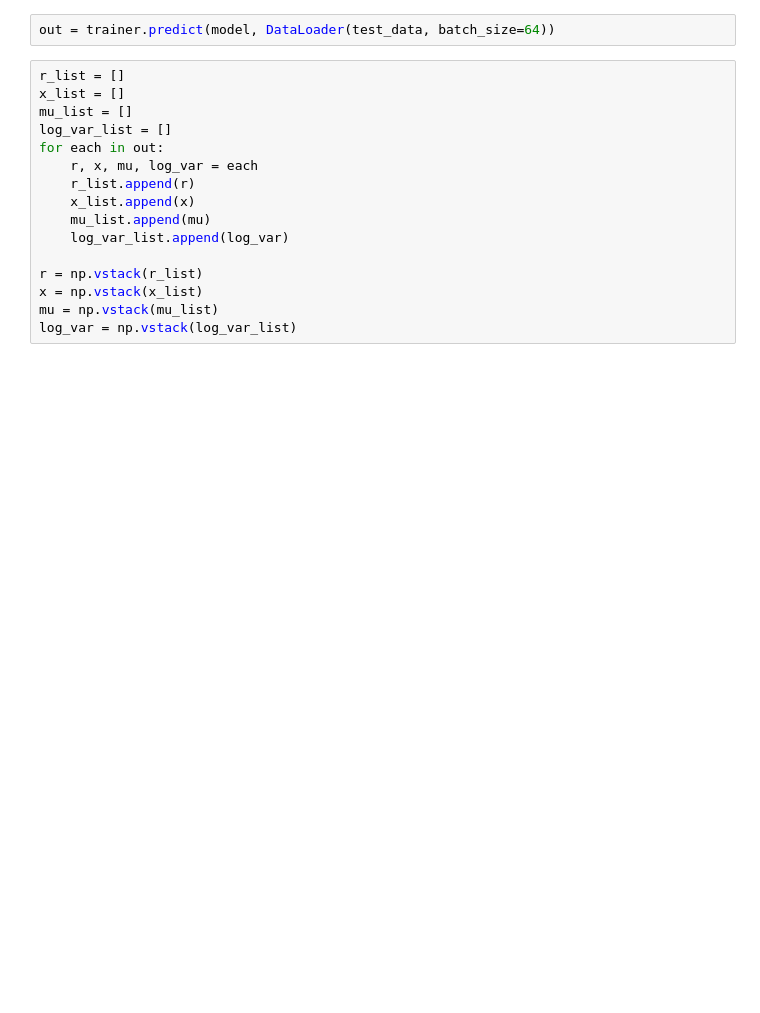
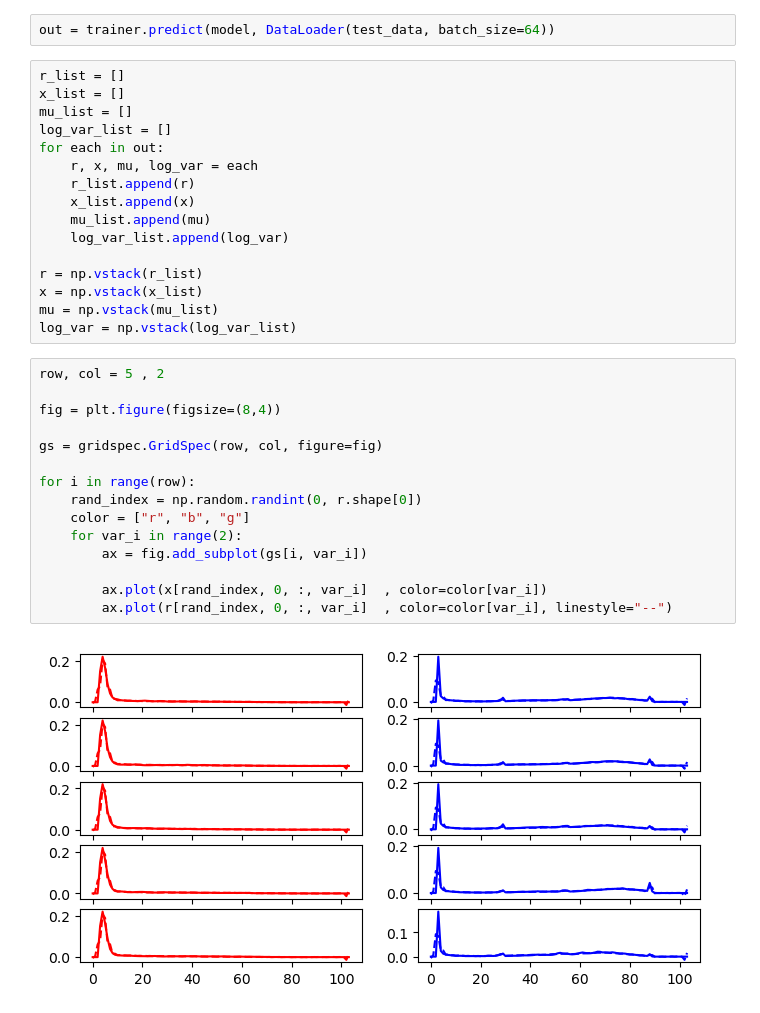
Before and after one commit to melioristic/FOMO-VAEM, a Jupyter notebook: nb_1_marginal_vae_analysis.ipynb, the cells around one changed output. Cells and saved outputs as stored; diff of their text form; blank space fills up the shorter version.

```diff
--- a/nb_1_marginal_vae_analysis.ipynb
+++ b/nb_1_marginal_vae_analysis.ipynb
@@ -87,6 +84,23 @@ r = np.vstack(r_list)
 x = np.vstack(x_list)
 mu = np.vstack(mu_list)
 log_var = np.vstack(log_var_list)
+# %%
+row, col = 5 , 2
+
+fig = plt.figure(figsize=(8,4))
+
+gs = gridspec.GridSpec(row, col, figure=fig)
+
+for i in range(row):
+    rand_index = np.random.randint(0, r.shape[0])
+    color = ["r", "b", "g"]
+    for var_i in range(2):
+        ax = fig.add_subplot(gs[i, var_i])
+
+        ax.plot(x[rand_index, 0, :, var_i]  , color=color[var_i])
+        ax.plot(r[rand_index, 0, :, var_i]  , color=color[var_i], linestyle="--")
+# %% [output]
+[figure, added]
 # %%
 row, col = 5 , 2
 
```
Also changed, not shown: parts of 13 cells of this notebook, 12 other files.
